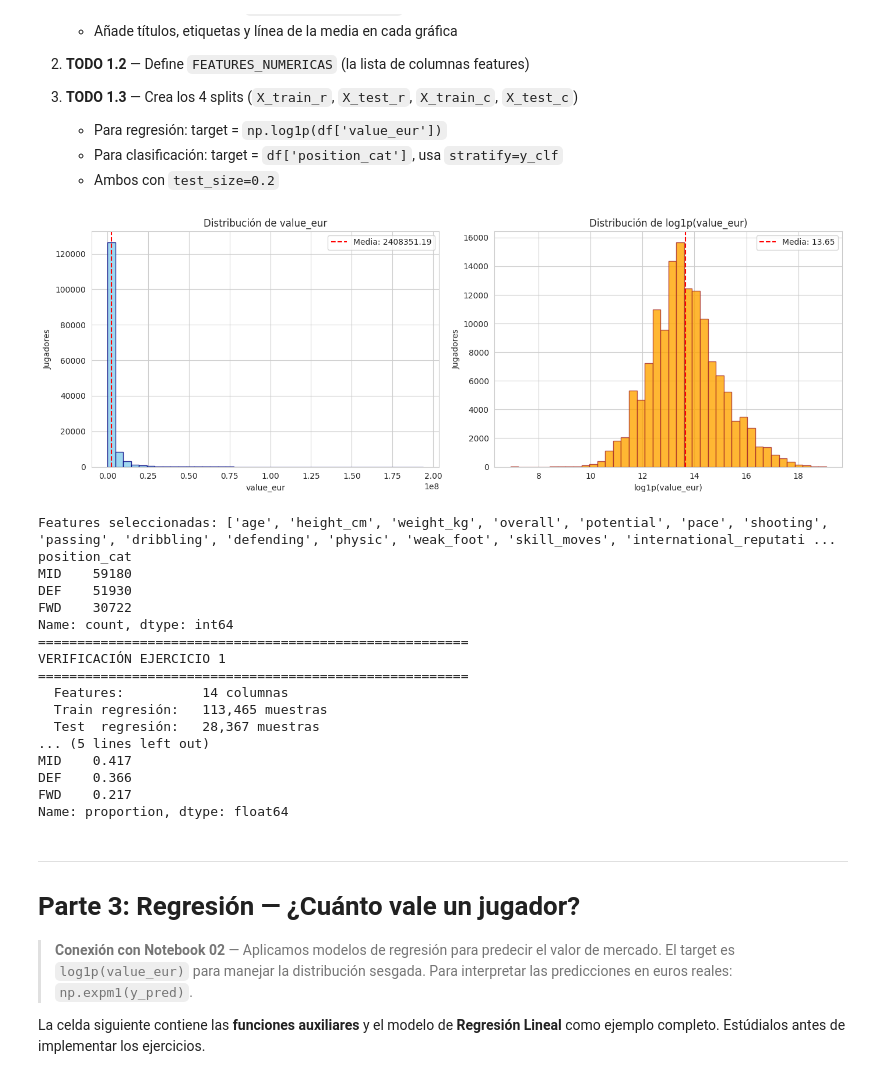
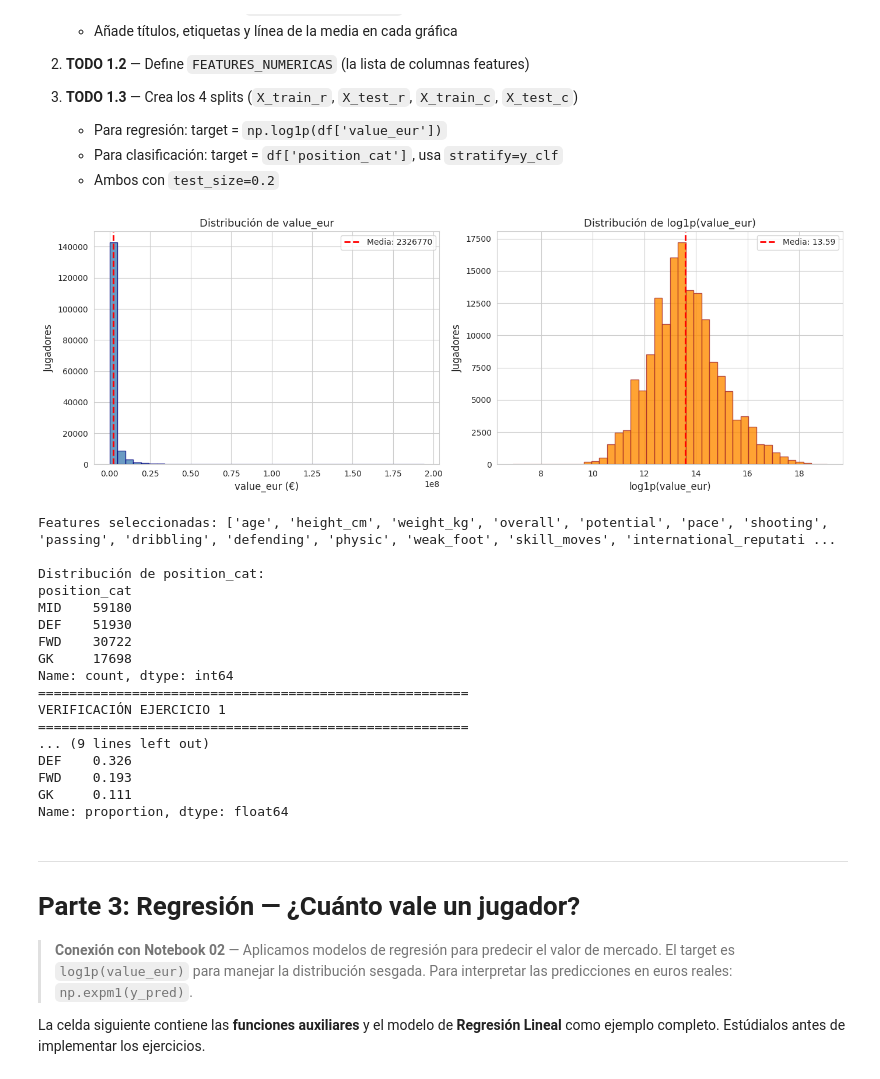
Before and after one commit to bypipe27/informeIA, a Jupyter notebook: Proyecto_FIFA_Players.ipynb, the cells around one changed output. Cells and saved outputs as stored; diff of their text form; code cells hidden in the pictures.

```diff
--- a/Proyecto_FIFA_Players.ipynb
+++ b/Proyecto_FIFA_Players.ipynb
@@ -223,9 +222,10 @@ df = df[df['value_eur'] > 0].copy()
 # 2. Solo jugadores con posición conocida
 df = df[df['player_positions'].notna()].copy()
 
-# 3. Eliminar filas con NaN en las 6 stats principales
+# 3. Imputar las 6 stats principales con la mediana para no perder porteros
 STATS_PRINCIPALES = ['pace', 'shooting', 'passing', 'dribbling', 'defending', 'physic']
-df = df.dropna(subset=STATS_PRINCIPALES).copy()
+for col in STATS_PRINCIPALES:
+    df[col] = df[col].fillna(df[col].median())
 
 # 4. Rellenar NaN restantes con la mediana
 cols_num = df.select_dtypes(include=[np.number]).columns
@@ -326,22 +326,20 @@ Para convertir predicciones de vuelta a euros: `np.expm1(y_pred_log)`
 # ── TODO 1.1: Distribución de value_eur vs log1p(value_eur) ──────────────────
 fig, axes = plt.subplots(1, 2, figsize=(14, 5))
 
-axes[0].hist(df['value_eur'], bins=40, color='skyblue', edgecolor='navy', alpha=0.8)
-axes[0].axvline(df['value_eur'].mean(), color='red', linestyle='--',
-                label=f"Media: {df['value_eur'].mean():.2f}")
-axes[0].set_title('Distribución de value_eur')
-axes[0].set_xlabel('value_eur')
-axes[0].set_ylabel('Jugadores')
+axes[0].hist(df['value_eur'].dropna(), bins=40, color='steelblue', edgecolor='navy', alpha=0.8)
+axes[0].axvline(df['value_eur'].mean(), color='red', linestyle='--', linewidth=2,
+                label=f"Media: {df['value_eur'].mean():.0f}")
+axes[0].set_xlabel('value_eur (€)', fontsize=12)
+axes[0].set_ylabel('Jugadores', fontsize=12)
+axes[0].set_title('Distribución de value_eur', fontsize=13)
 axes[0].legend()
 
-# Histograma 2: log1p(value_eur)
-log_val = np.log1p(df['value_eur'])
-axes[1].hist(log_val, bins=40, color='orange', edgecolor='brown', alpha=0.8)
-axes[1].axvline(log_val.mean(), color='red', linestyle='--',
-                label=f"Media: {log_val.mean():.2f}")
-axes[1].set_title('Distribución de log1p(value_eur)')
-axes[1].set_xlabel('log1p(value_eur)')
-axes[1].set_ylabel('Jugadores')
+axes[1].hist(np.log1p(df['value_eur'].dropna()), bins=40, color='darkorange', edgecolor='brown', alpha=0.8)
+axes[1].axvline(np.log1p(df['value_eur']).mean(), color='red', linestyle='--', linewidth=2,
+                label=f"Media: {np.log1p(df['value_eur']).mean():.2f}")
+axes[1].set_xlabel('log1p(value_eur)', fontsize=12)
+axes[1].set_ylabel('Jugadores', fontsize=12)
+axes[1].set_title('Distribución de log1p(value_eur)', fontsize=13)
 axes[1].legend()
 
 plt.tight_layout()
@@ -350,64 +348,68 @@ plt.show()
 
 # ── TODO 1.2: Features numéricas ─────────────────────────────────────────────
 FEATURES_NUMERICAS = [
-    'age', 'height_cm', 'weight_kg',
-    'overall', 'potential',
-    'pace', 'shooting', 'passing',
-    'dribbling', 'defending', 'physic',
+    'age', 'height_cm', 'weight_kg', 'overall', 'potential',
+    'pace', 'shooting', 'passing', 'dribbling', 'defending', 'physic',
     'weak_foot', 'skill_moves', 'international_reputation'
 ]
 print(f'Features seleccionadas: {FEATURES_NUMERICAS}')
 
 
 # ── TODO 1.3: Splits train/test ───────────────────────────────────────────────
-df = df[df['position_cat'] != 'GK'].copy()
+
 # — Regresión —
 X_reg = df[FEATURES_NUMERICAS].copy()
 y_reg = np.log1p(df['value_eur'])
 
-X_train_r, X_test_r, y_train_r, y_test_r =  train_test_split(
+X_train_r, X_test_r, y_train_r, y_test_r = train_test_split(
     X_reg, y_reg, test_size=0.2, random_state=RANDOM_STATE
 )
 
 # — Clasificación —
 X_clf = df[FEATURES_NUMERICAS].copy()
-
 y_clf = df['position_cat']
 
+print('\nDistribución de position_cat:')
+print(y_clf.value_counts())
+
+stratify_clf = y_clf if y_clf.value_counts().min() >= 2 else None
+if stratify_clf is None:
+    print('Aviso: se usa split sin stratify porque alguna clase tiene menos de 2 muestras.')
+
 X_train_c, X_test_c, y_train_c, y_test_c = train_test_split(
-    X_clf, y_clf, test_size=0.2, random_state=RANDOM_STATE, stratify=y_clf
+    X_clf, y_clf, test_size=0.2, random_state=RANDOM_STATE, stratify=stratify_clf
 )
 
-print(y_clf.value_counts())
- # ── VERIFICACIÓN ─────────────────────────────────────────────────────────────
+
+# ── VERIFICACIÓN ─────────────────────────────────────────────────────────────
 print('=' * 55)
 print('VERIFICACIÓN EJERCICIO 1')
 print('=' * 55)
 print(f'  Features:          {len(FEATURES_NUMERICAS)} columnas')
 print(f'  Train regresión:   {X_train_r.shape[0]:,} muestras')
 print(f'  Test  regresión:   {X_test_r.shape[0]:,} muestras')
 print(f'  Train clasificación: {X_train_c.shape[0]:,} muestras')
 print(f'  Test  clasificación: {X_test_c.shape[0]:,} muestras')
 print(f'\n  Distribución posiciones (test):')
 print(y_test_c.value_counts(normalize=True).round(3))
 # %% [output]
-[figure, old version]
+[figure, new version]
 Features seleccionadas: ['age', 'height_cm', 'weight_kg', 'overall', 'potential', 'pace', 'shooting', 'passing', 'dribbling', 'defending', 'physic', 'weak_foot', 'skill_moves', 'international_reputati ...
+
+Distribución de position_cat:
 position_cat
 MID    59180
 DEF    51930
 FWD    30722
+GK     17698
 Name: count, dtype: int64
 =======================================================
 VERIFICACIÓN EJERCICIO 1
 =======================================================
-  Features:          14 columnas
-  Train regresión:   113,465 muestras
-  Test  regresión:   28,367 muestras
-... (5 lines left out)
-MID    0.417
-DEF    0.366
-FWD    0.217
+... (9 lines left out)
+DEF    0.326
+FWD    0.193
+GK     0.111
 Name: proportion, dtype: float64
 # %% [markdown]
 ---
```
Also changed, not shown: parts of 7 cells of this notebook, 1 other file.
